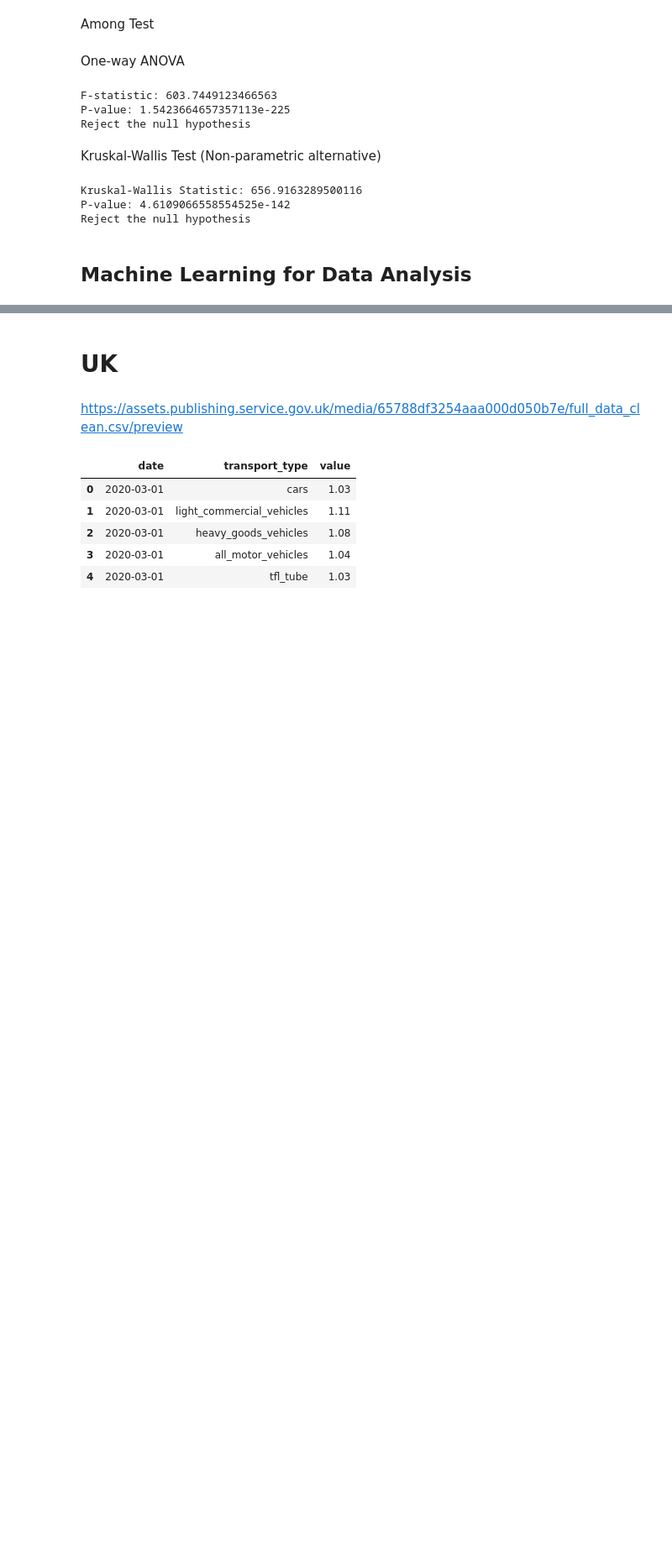
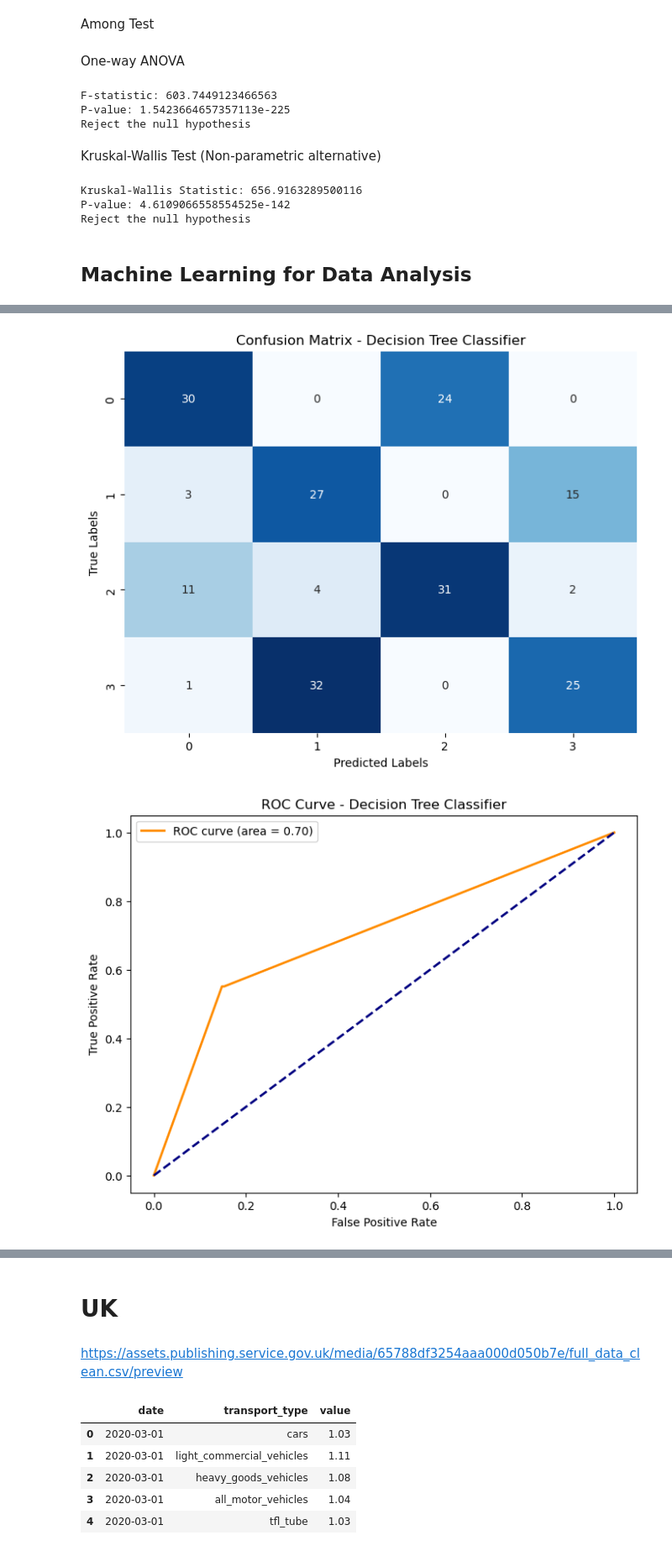
Before and after one commit to SedaColasan/Transport, a Jupyter notebook: transport.ipynb, the cells around one changed output, grey strips where cells are left out. Shown at 84% size. Cells and saved outputs as stored; diff of their text form; code cells hidden in the pictures; blank space fills up the shorter version.

```diff
--- a/transport.ipynb
+++ b/transport.ipynb
@@ -642,0 +779,10 @@ Reject the null hypothesis
+# %%
+# Extracting relevant features and target variable
+features = ireland[['Week', 'VALUE']]  # Adjust features based on your dataset
+target = ireland['Mode of Transport']
+
+# Convert categorical features to numerical using one-hot encoding
+features = pd.get_dummies(features, columns=['Week'], drop_first=True)
+
+# Split the data into training and testing sets
+X_train, X_test, y_train, y_test = train_test_split(features, target, test_size=0.2, random_state=42)
@@ -642,0 +851,51 @@ Reject the null hypothesis
+# %%
+import matplotlib.pyplot as plt
+import seaborn as sns
+from sklearn.metrics import roc_curve, auc, precision_recall_curve
+from sklearn.preprocessing import label_binarize
+from sklearn.multiclass import OneVsRestClassifier
+
+# Function to plot confusion matrix
+def plot_confusion_matrix(conf_matrix, model_name):
+    plt.figure(figsize=(8, 6))
+    sns.heatmap(conf_matrix, annot=True, fmt='d', cmap='Blues', cbar=False)
+    plt.xlabel('Predicted Labels')
+    plt.ylabel('True Labels')
+    plt.title(f'Confusion Matrix - {model_name}')
+    plt.show()
+
+# Function to plot ROC curve
+def plot_roc_curve(y_test, predictions, model_name):
+    y_test_bin = label_binarize(y_test, classes=decision_tree_clf.classes_)
+    fpr, tpr, _ = roc_curve(y_test_bin.ravel(), predictions.ravel())
+    roc_auc = auc(fpr, tpr)
+
+    plt.figure(figsize=(8, 6))
+    plt.plot(fpr, tpr, color='darkorange', lw=2, label='ROC curve (area = {:.2f})'.format(roc_auc))
+    plt.plot([0, 1], [0, 1], color='navy', lw=2, linestyle='--')
+    plt.xlabel('False Positive Rate')
+    plt.ylabel('True Positive Rate')
+    plt.title(f'ROC Curve - {model_name}')
+    plt.legend()
+    plt.show()
+
+# Function to plot precision-recall curve
+def plot_precision_recall_curve(y_test, predictions, model_name):
+    y_test_bin = label_binarize(y_test, classes=decision_tree_clf.classes_)
+    precision, recall, _ = precision_recall_curve(y_test_bin.ravel(), predictions.ravel())
+
+    plt.figure(figsize=(8, 6))
+    plt.plot(recall, precision, color='darkorange', lw=2, label='Precision-Recall curve')
+    plt.xlabel('Recall')
+    plt.ylabel('Precision')
+    plt.title(f'Precision-Recall Curve - {model_name}')
+    plt.legend()
+    plt.show()
+
+# Plot for Decision Tree Classifier
+plot_confusion_matrix(confusion_matrix(y_test, decision_tree_predictions), 'Decision Tree Classifier')
+plot_roc_curve(y_test, decision_tree_clf.predict_proba(X_test), 'Decision Tree Classifier')
+plot_precision_recall_curve(y_test, decision_tree_clf.predict_proba(X_test), 'Decision Tree Classifier')
+# %% [output]
+[figure, added]
+[figure, added]
```
Also changed, not shown: parts of 16 cells of this notebook.
